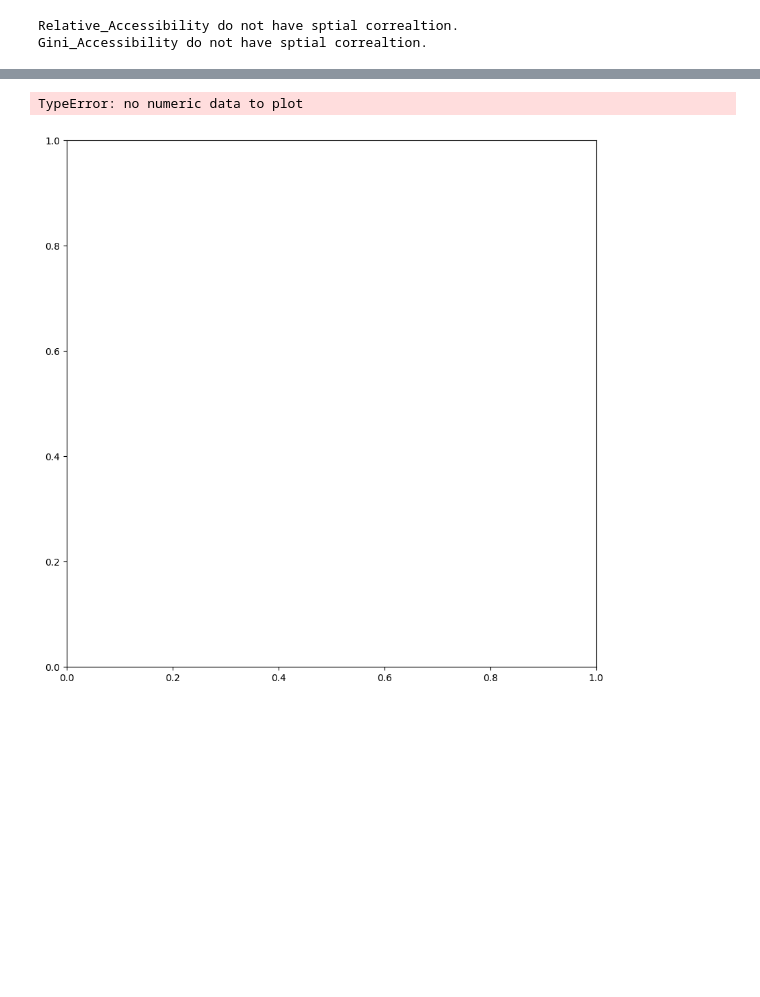
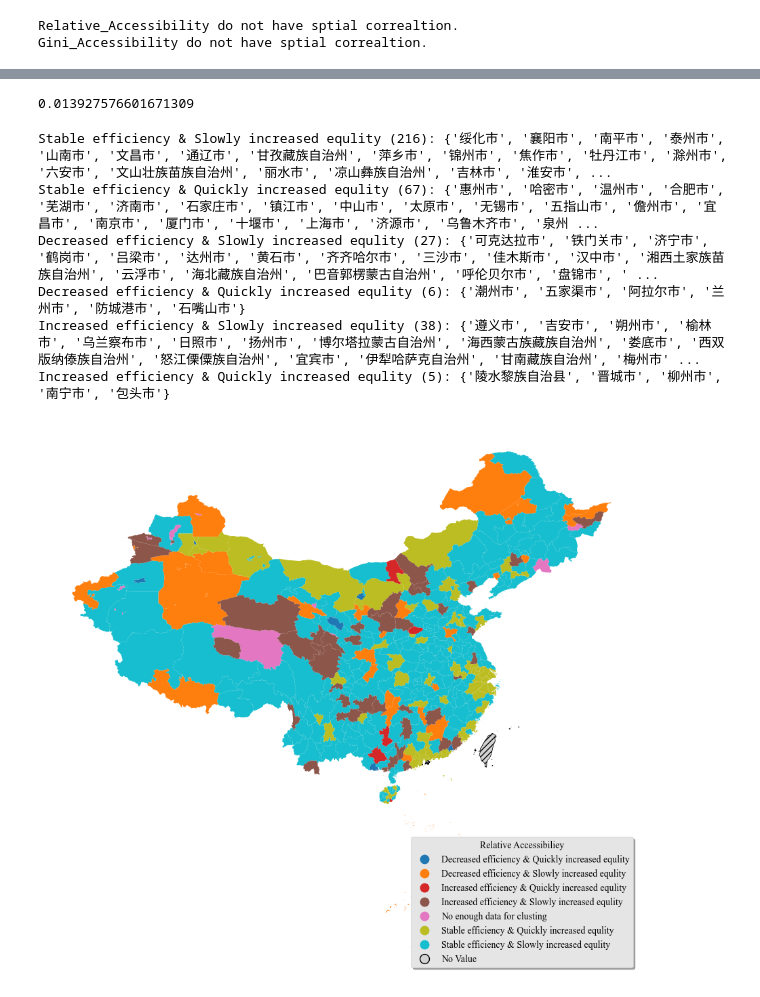
Before and after one commit to DingkangTeng/China-EVCS-Accessibility-and-Equity, a Jupyter notebook: main.ipynb, the cells around one changed output, grey strips where cells are left out. Cells and saved outputs as stored; diff of their text form; code cells hidden in the pictures; blank space fills up the shorter version.

```diff
--- a/main.ipynb
+++ b/main.ipynb
@@ -85,7 +85,16 @@ Cluster 1: ['深圳市', '攀枝花市', '西安市', '淮北市', '石家庄市
+# %%
+5/(216+67+27+6+38+5)
+# %% [output]
+0.013927576601671309
 # %%
 from DataProcess.drawBasicMap import drawClusting
-drawClusting(RESULT.copy(), gpd.read_file(r"China_Acc_Results\\Result\\city_with_clusting.csv", encoding='utf-8'))
+drawClusting(RESULT, BASE_MAP, reativeClustering, giniClustering, "China_Acc_Results\\Result")
 # %% [output]
-TypeError: no numeric data to plot
+Stable efficiency & Slowly increased equlity (216): {'绥化市', '襄阳市', '南平市', '泰州市', '山南市', '文昌市', '通辽市', '甘孜藏族自治州', '萍乡市', '锦州市', '焦作市', '牡丹江市', '滁州市', '六安市', '文山壮族苗族自治州', '丽水市', '凉山彝族自治州', '吉林市', '淮安市', ...
+Stable efficiency & Quickly increased equlity (67): {'惠州市', '哈密市', '温州市', '合肥市', '芜湖市', '济南市', '石家庄市', '镇江市', '中山市', '太原市', '无锡市', '五指山市', '儋州市', '宜昌市', '南京市', '厦门市', '十堰市', '上海市', '济源市', '乌鲁木齐市', '泉州 ...
+Decreased efficiency & Slowly increased equlity (27): {'可克达拉市', '铁门关市', '济宁市', '鹤岗市', '吕梁市', '达州市', '黄石市', '齐齐哈尔市', '三沙市', '佳木斯市', '汉中市', '湘西土家族苗族自治州', '云浮市', '海北藏族自治州', '巴音郭楞蒙古自治州', '呼伦贝尔市', '盘锦市', ' ...
+Decreased efficiency & Quickly increased equlity (6): {'潮州市', '五家渠市', '阿拉尔市', '兰州市', '防城港市', '石嘴山市'}
+Increased efficiency & Slowly increased equlity (38): {'遵义市', '吉安市', '朔州市', '榆林市', '乌兰察布市', '日照市', '扬州市', '博尔塔拉蒙古自治州', '海西蒙古族藏族自治州', '娄底市', '西双版纳傣族自治州', '怒江傈僳族自治州', '宜宾市', '伊犁哈萨克自治州', '甘南藏族自治州', '梅州市' ...
+Increased efficiency & Quickly increased equlity (5): {'陵水黎族自治县', '晋城市', '柳州市', '南宁市', '包头市'}
-[figure, old version]
+[figure, new version]
 # %%
```
Also changed, not shown: parts of 5 cells of this notebook, 6 other files.
